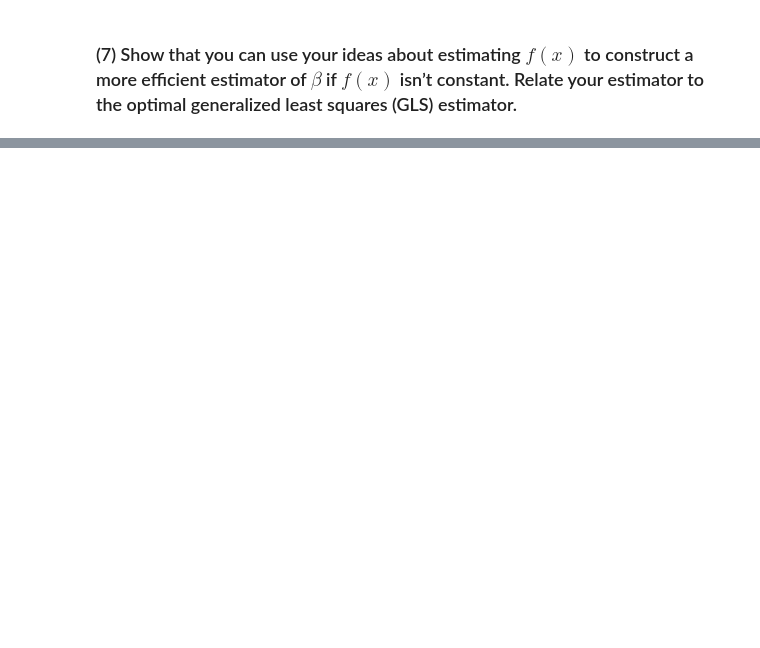
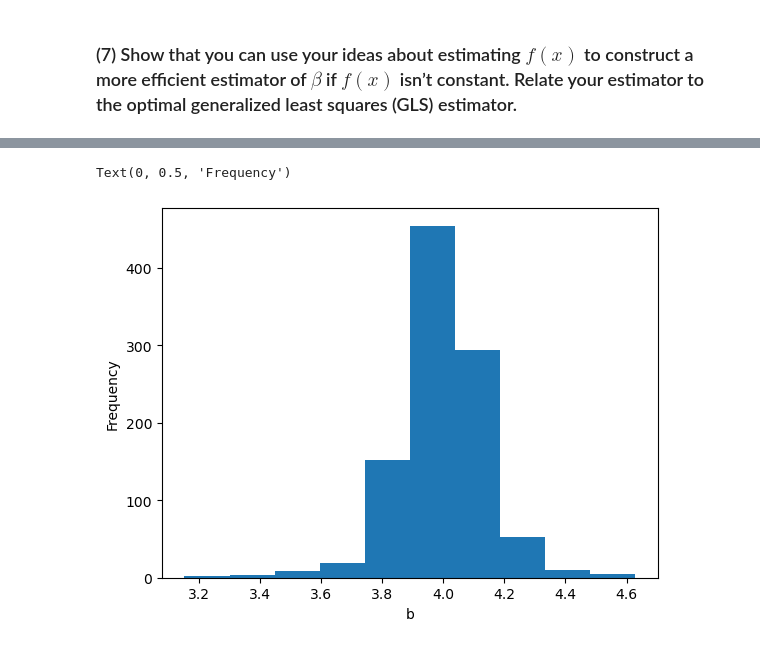
Before and after one commit to eleanor-adachi/ARE212_Materials, a Jupyter notebook: Assignments/assignment3/assignment3_ea.ipynb, the cells around one changed output, grey strips where cells are left out. Saved outputs shown, nothing was run; the diff lists cells and outputs as text; code cells hidden in the pictures; blank space fills up the shorter version.

```diff
--- a/Assignments/assignment3/assignment3_ea.ipynb
+++ b/Assignments/assignment3/assignment3_ea.ipynb
@@ -1702,0 +1818,9 @@ The first stage would be unchanged but the second stage would estimate an empiri
+# %%
+import matplotlib.pyplot as plt
+
+plt.hist(b_draws['b'])
+plt.xlabel('b')
+plt.ylabel('Frequency')
+# %% [output]
+Text(0, 0.5, 'Frequency')
+[figure, added]
```
Also changed, not shown: parts of 9 cells of this notebook.
